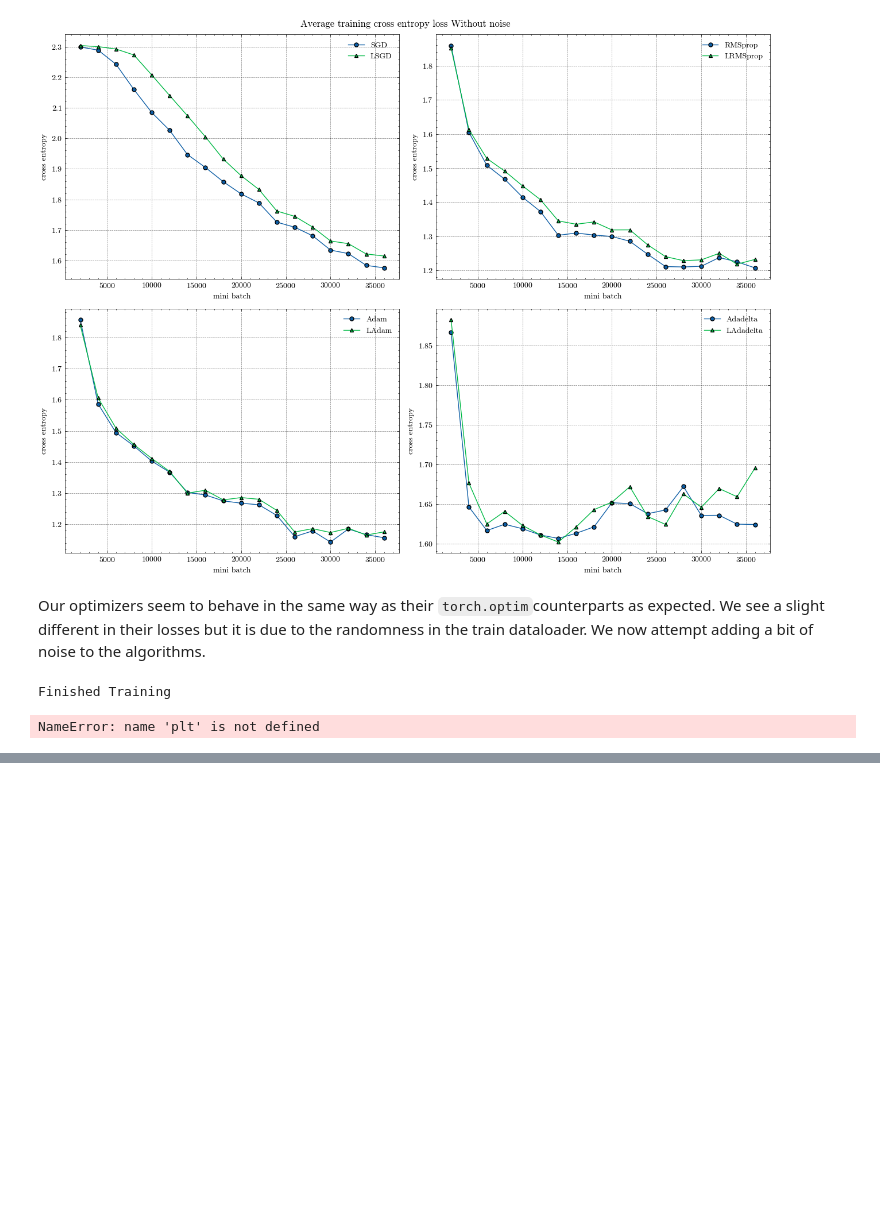
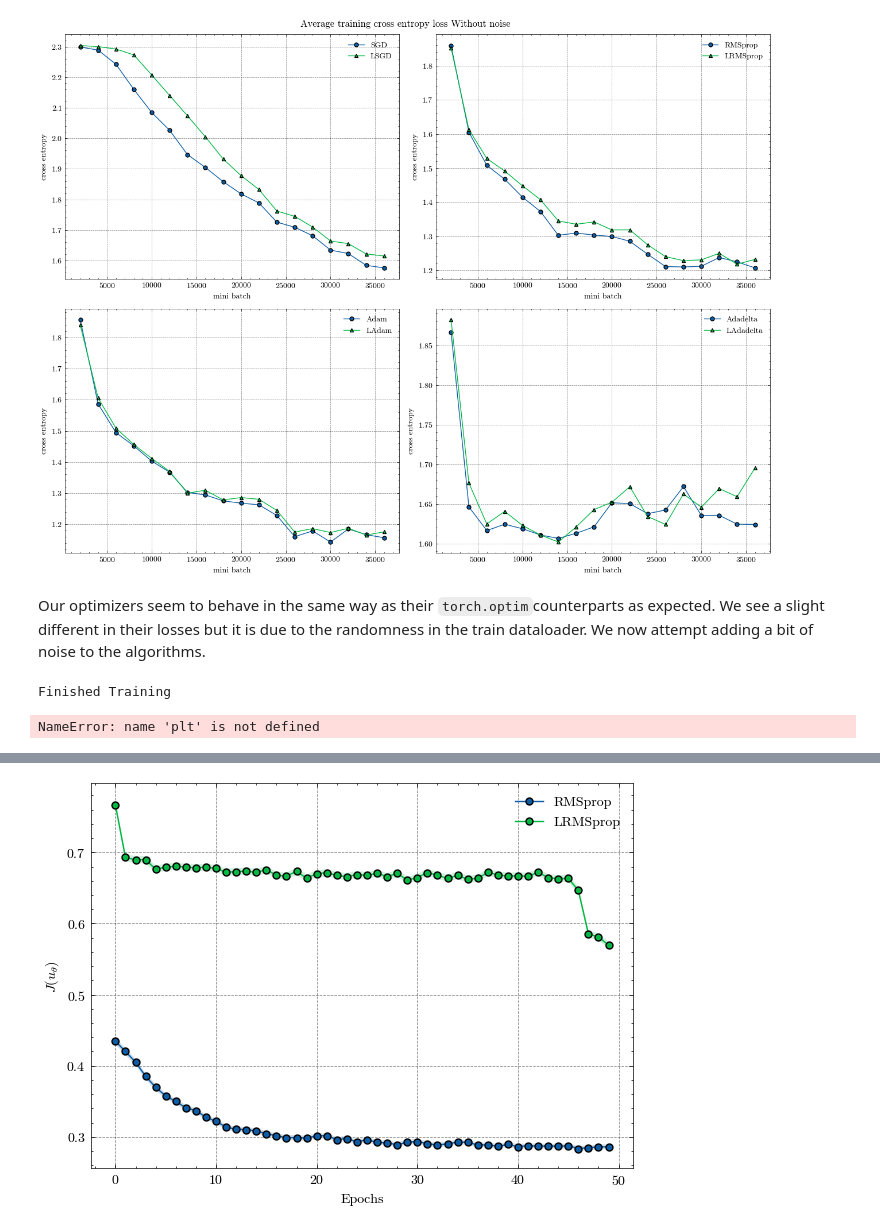
Before and after one commit to SaadSouilmi/Langevin-algorithms-for-deep-stochastic-control, a Jupyter notebook: Notebook.ipynb, the cells around one changed output, grey strips where cells are left out. Cells and saved outputs as stored; diff of their text form; code cells hidden in the pictures; blank space fills up the shorter version.

```diff
--- a/Notebook.ipynb
+++ b/Notebook.ipynb
@@ -503 +698,11 @@ X, u = ocp.sample_traj(1)
+# %%
+plot_langevin_loss(
+    test_loss_rmsprop,
+    test_ci_rmsprop,
+    test_loss_lrmsprop,
+    test_ci_lrmsprop,
+    name="RMSprop",
+)
+# %% [output]
+[figure, added]
 # %%
```
Also changed, not shown: parts of 30 cells of this notebook, 4 other files.
